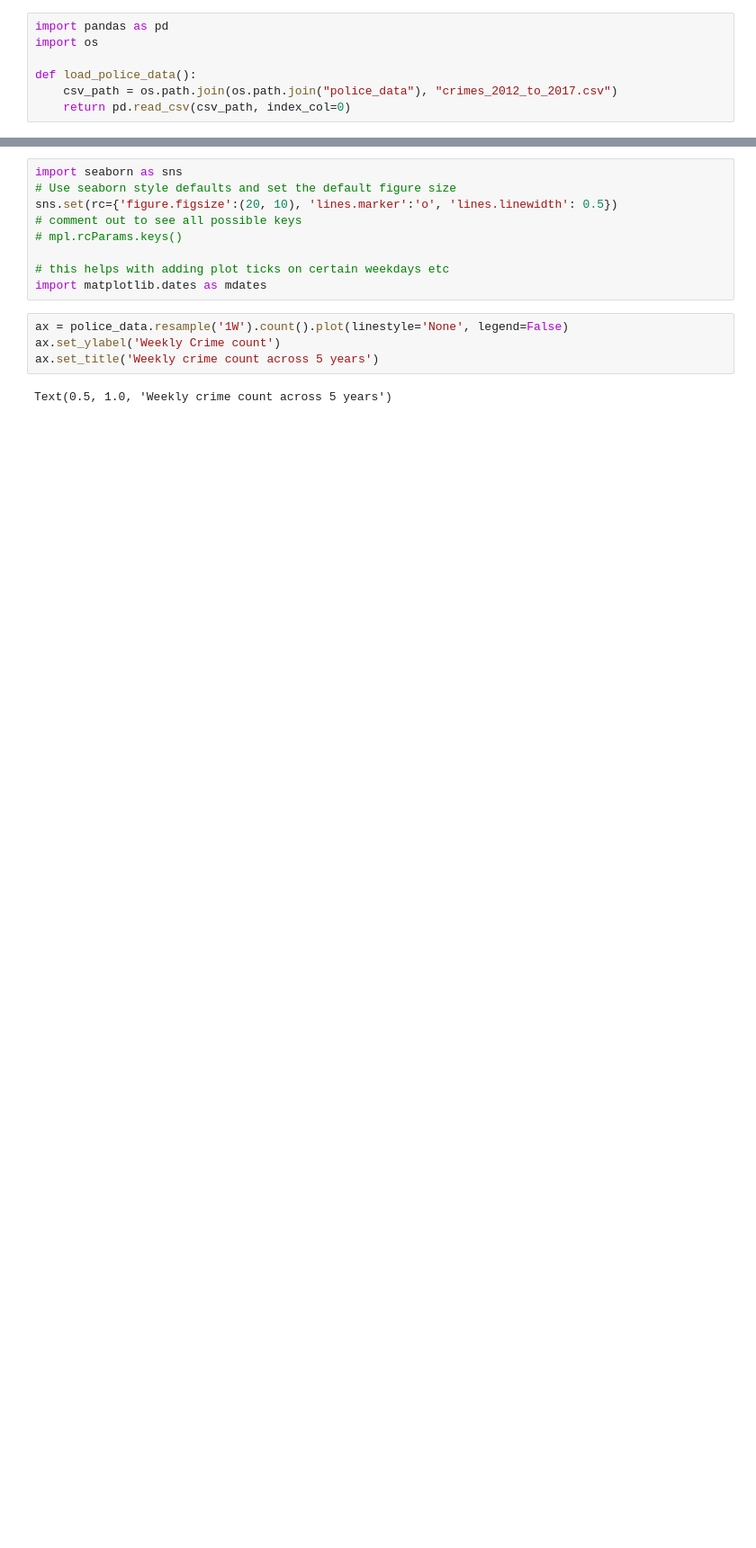
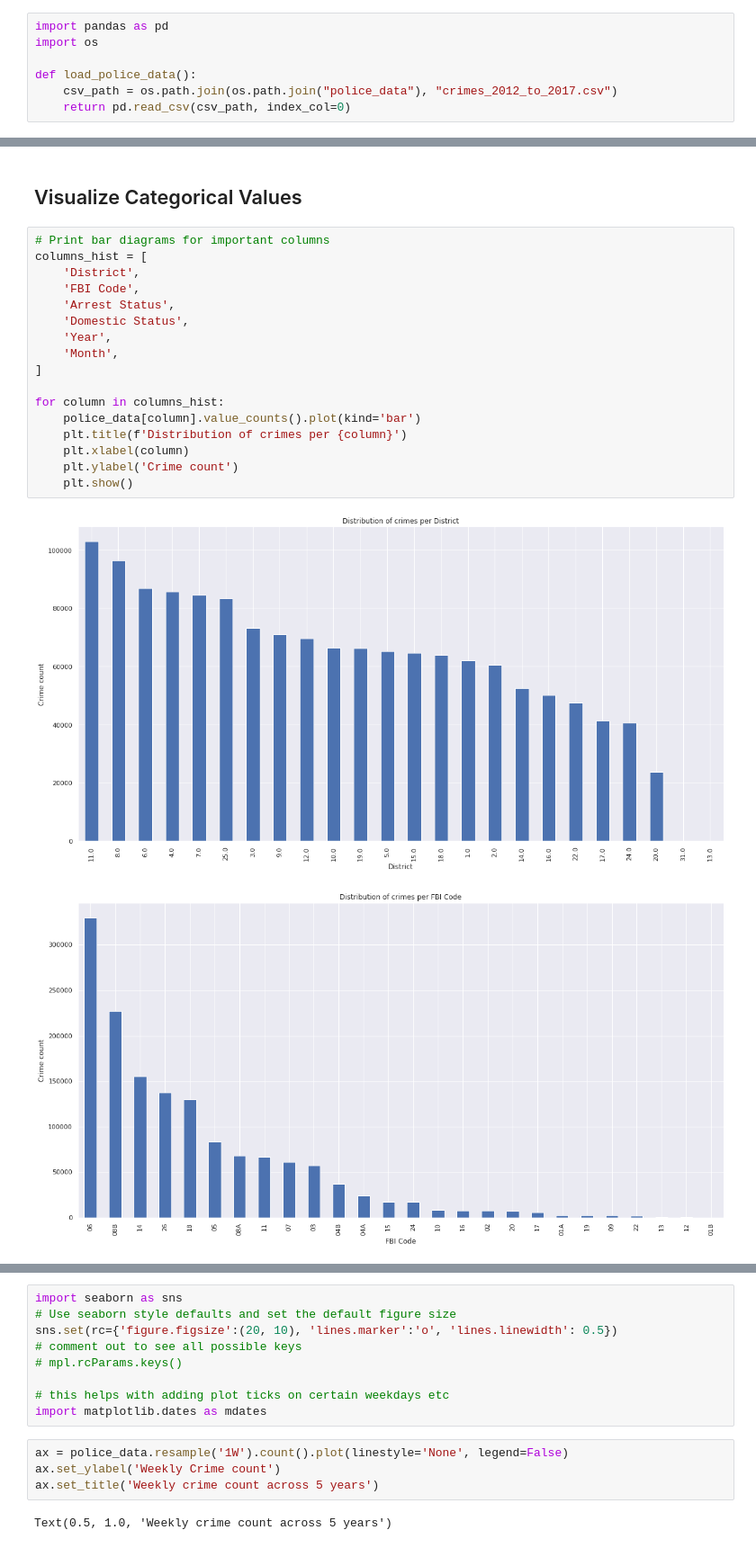
Before and after one commit to anto8460/chicago_project, a Jupyter notebook: chicago_project/timeseries_analysis.ipynb, the cells around one changed output, grey strips where cells are left out. Shown at 90% size. Saved outputs shown, nothing was run; the diff lists cells and outputs as text; blank space fills up the shorter version.

```diff
--- a/chicago_project/timeseries_analysis.ipynb
+++ b/chicago_project/timeseries_analysis.ipynb
@@ -88,0 +125,22 @@ police_data.head(1)
+# %% [markdown]
+## Visualize Categorical Values
+# %%
+# Print bar diagrams for important columns
+columns_hist = [
+    'District',
+    'FBI Code',
+    'Arrest Status',
+    'Domestic Status',
+    'Year',
+    'Month',
+]
+
+for column in columns_hist:
+    police_data[column].value_counts().plot(kind='bar')
+    plt.title(f'Distribution of crimes per {column}')
+    plt.xlabel(column)
+    plt.ylabel('Crime count')
+    plt.show()
+# %% [output]
+[figure, added]
+[figure, added]
```
Also changed, not shown: parts of 17 cells of this notebook.
